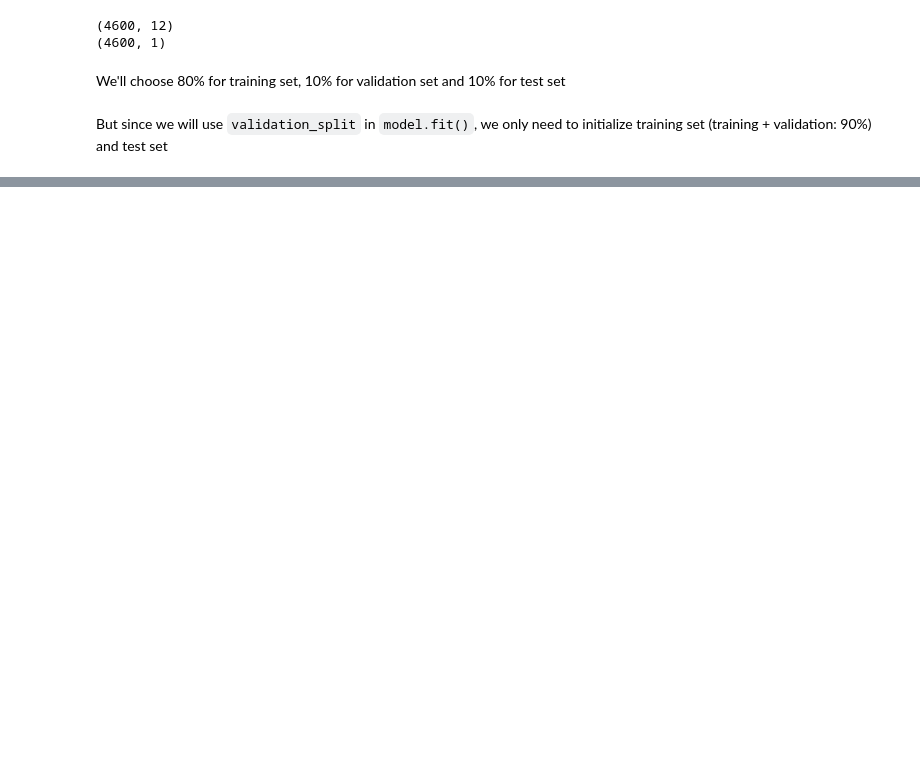
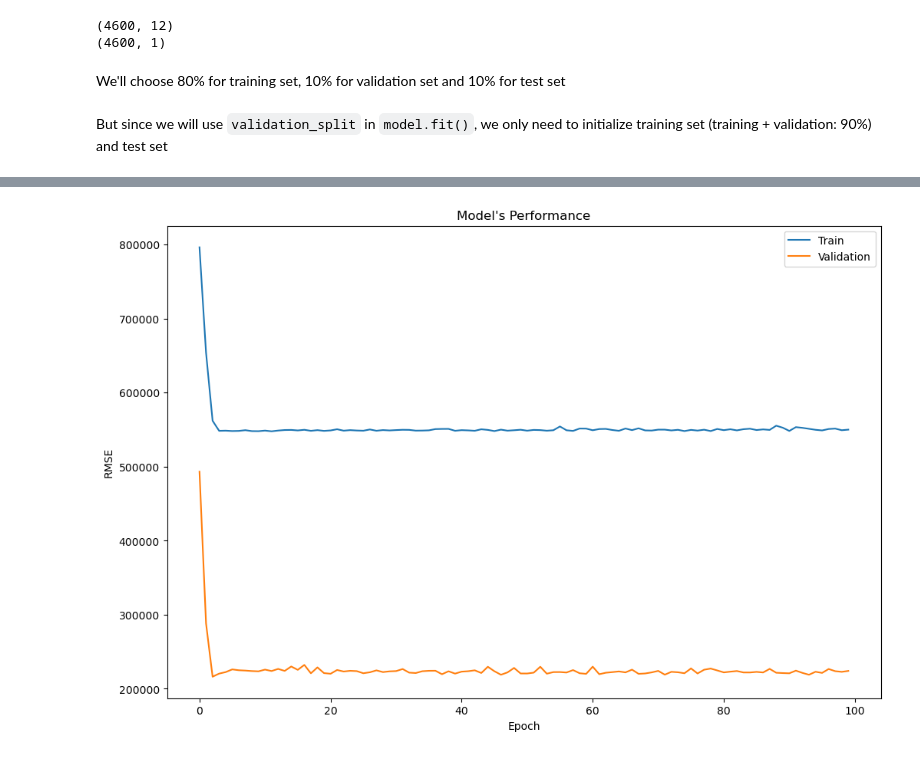
Before and after one commit to DangGiaChi/Deep-Learning-for-Computer-Vision-with-Python-and-TensorFlow-Course, a Jupyter notebook: Car-Price-Prediction/House_price_prediction.ipynb, the cells around one changed output, grey strips where cells are left out. Saved outputs shown, nothing was run; the diff lists cells and outputs as text; code cells hidden in the pictures; blank space fills up the shorter version.

```diff
--- a/Car-Price-Prediction/House_price_prediction.ipynb
+++ b/Car-Price-Prediction/House_price_prediction.ipynb
@@ -92,0 +238,12 @@ But since we will use `validation_split` in `model.fit()`, we only need to initi
+# %%
+plt.figure(figsize=(12,8))
+plt.plot(process.history["root_mean_squared_error"])
+plt.plot(process.history["val_root_mean_squared_error"])
+plt.title("Model's Performance")
+plt.xlabel("Epoch")
+plt.ylabel("RMSE")
+plt.legend(["Train", "Validation"])
+
+plt.show();
+# %% [output]
+[figure, added]
```
Also changed, not shown: parts of 26 cells of this notebook, 2 other files.
